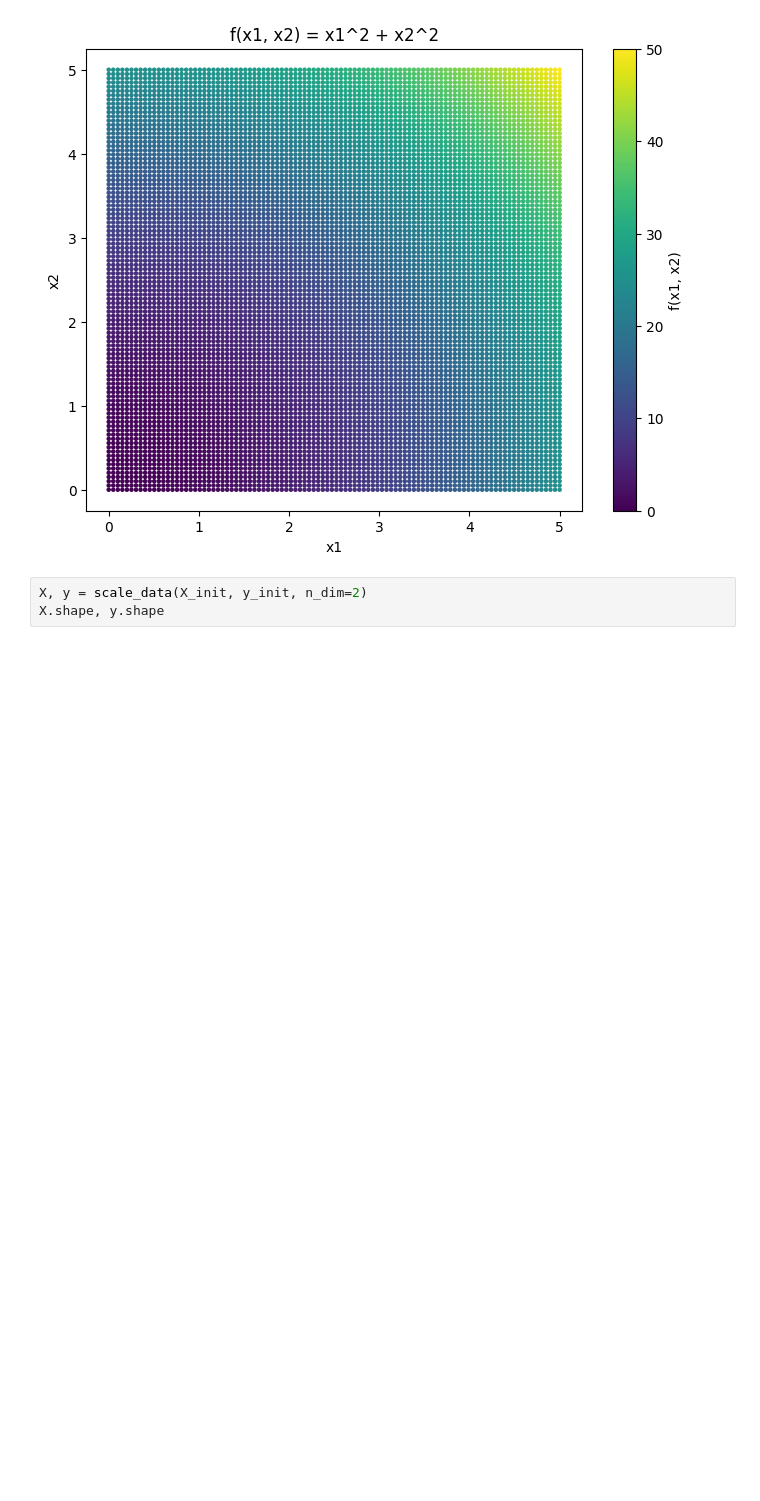
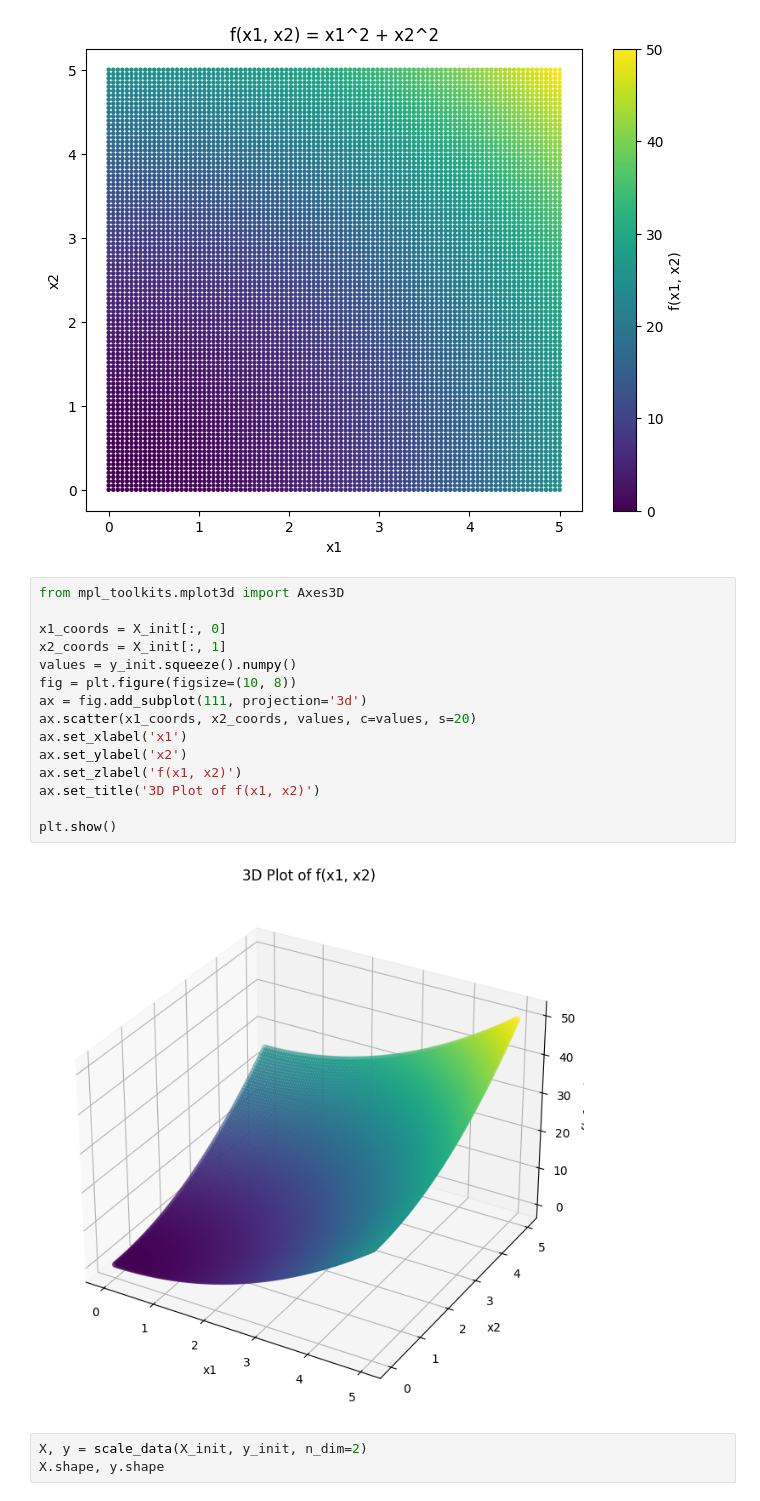
Before and after one commit to GrindelfP/project-skuld, a Jupyter notebook: cat/nn-python/playground/lib-test.ipynb, the cells around one changed output. Drawn from its saved outputs; the diff is of its cells as text; blank space fills up the shorter version.

```diff
--- a/cat/nn-python/playground/lib-test.ipynb
+++ b/cat/nn-python/playground/lib-test.ipynb
@@ -785,6 +781,23 @@ plt.title('f(x1, x2) = x1^2 + x2^2')
 plt.show()
 # %% [output]
 [figure]
+# %%
+from mpl_toolkits.mplot3d import Axes3D
+
+x1_coords = X_init[:, 0]
+x2_coords = X_init[:, 1]
+values = y_init.squeeze().numpy()
+fig = plt.figure(figsize=(10, 8))
+ax = fig.add_subplot(111, projection='3d')
+ax.scatter(x1_coords, x2_coords, values, c=values, s=20)
+ax.set_xlabel('x1')
+ax.set_ylabel('x2')
+ax.set_zlabel('f(x1, x2)')
+ax.set_title('3D Plot of f(x1, x2)')
+
+plt.show()
+# %% [output]
+[figure, added]
 # %%
 X, y = scale_data(X_init, y_init, n_dim=2)
 X.shape, y.shape
```
Also changed, not shown: parts of 26 cells of this notebook.
